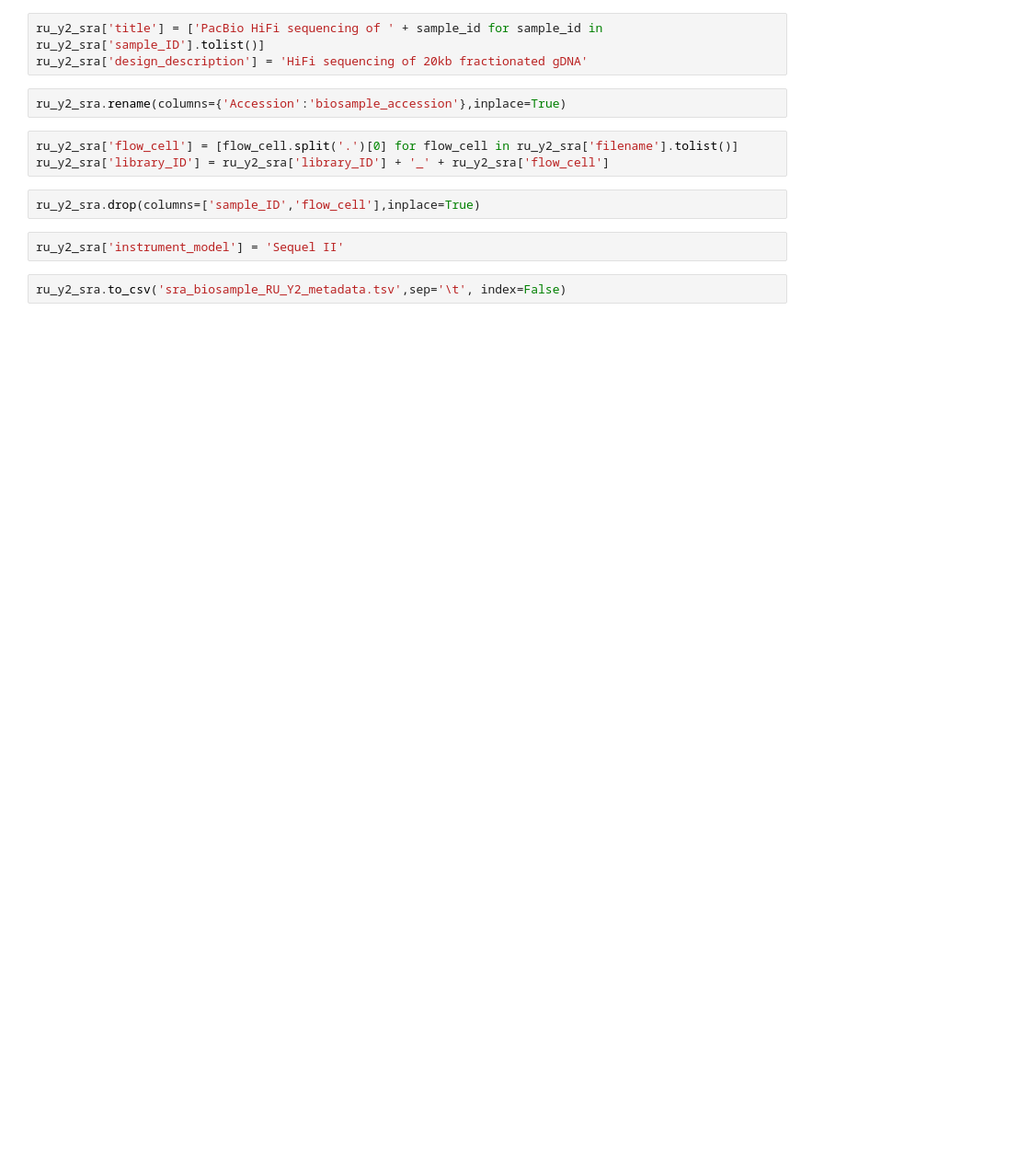
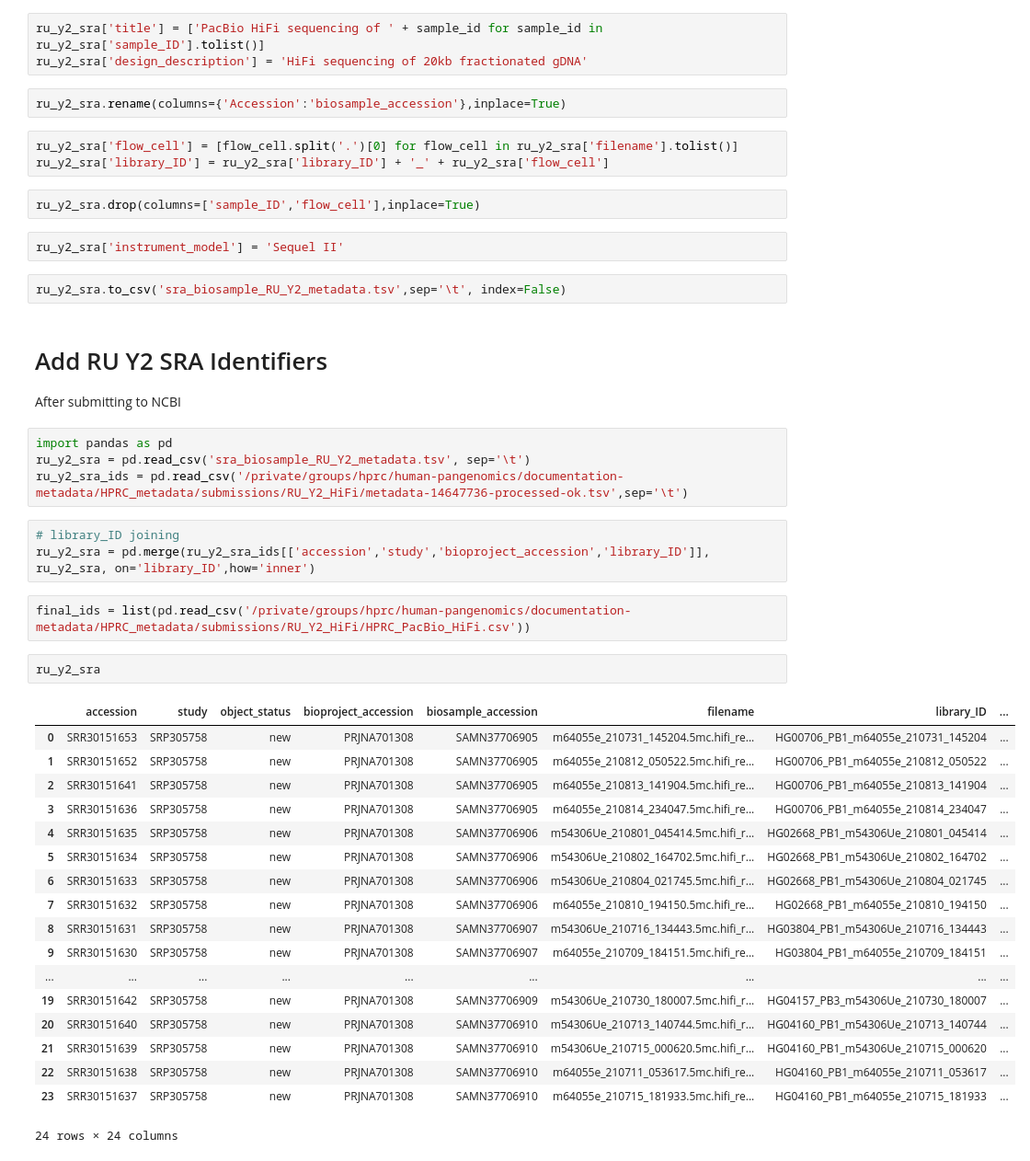
Before and after one commit to human-pangenomics/HPRC_metadata, a Jupyter notebook: submissions/RU_Y2_HiFi/6-metadata.ipynb, the cells around one changed output. Shown at 92% size. Drawn from its saved outputs; the diff is of its cells as text; blank space fills up the shorter version.

Commit message:
update with sra metadata

```diff
--- a/submissions/RU_Y2_HiFi/6-metadata.ipynb
+++ b/submissions/RU_Y2_HiFi/6-metadata.ipynb
@@ -268,3 +268,36 @@ ru_y2_sra.drop(columns=['sample_ID','flow_cell'],inplace=True)
 ru_y2_sra['instrument_model'] = 'Sequel II'
 # %%
 ru_y2_sra.to_csv('sra_biosample_RU_Y2_metadata.tsv',sep='\t', index=False)
+# %% [markdown]
+# Add RU Y2 SRA Identifiers
+After submitting to NCBI
+# %%
+import pandas as pd
+ru_y2_sra = pd.read_csv('sra_biosample_RU_Y2_metadata.tsv', sep='\t')
+ru_y2_sra_ids = pd.read_csv('/private/groups/hprc/human-pangenomics/documentation-metadata/HPRC_metadata/submissions/RU_Y2_HiFi/metadata-14647736-processed-ok.tsv',sep='\t')
+# %%
+# library_ID joining
+ru_y2_sra = pd.merge(ru_y2_sra_ids[['accession','study','bioproject_accession','library_ID']], ru_y2_sra, on='library_ID',how='inner')
+# %%
+final_ids = list(pd.read_csv('/private/groups/hprc/human-pangenomics/documentation-metadata/HPRC_metadata/submissions/RU_Y2_HiFi/HPRC_PacBio_HiFi.csv'))
+# %%
+ru_y2_sra
+# %% [output]
+|  | accession | study | object_status | bioproject_accession | biosample_accession | filename | library_ID | ... |
+| 0 | SRR30151653 | SRP305758 | new | PRJNA701308 | SAMN37706905 | m64055e_210731_145204.5mc.hifi_re... | HG00706_PB1_m64055e_210731_145204 | ... |
+| 1 | SRR30151652 | SRP305758 | new | PRJNA701308 | SAMN37706905 | m64055e_210812_050522.5mc.hifi_re... | HG00706_PB1_m64055e_210812_050522 | ... |
+| 2 | SRR30151641 | SRP305758 | new | PRJNA701308 | SAMN37706905 | m64055e_210813_141904.5mc.hifi_re... | HG00706_PB1_m64055e_210813_141904 | ... |
+| 3 | SRR30151636 | SRP305758 | new | PRJNA701308 | SAMN37706905 | m64055e_210814_234047.5mc.hifi_re... | HG00706_PB1_m64055e_210814_234047 | ... |
+| 4 | SRR30151635 | SRP305758 | new | PRJNA701308 | SAMN37706906 | m54306Ue_210801_045414.5mc.hifi_r... | HG02668_PB1_m54306Ue_210801_045414 | ... |
+| 5 | SRR30151634 | SRP305758 | new | PRJNA701308 | SAMN37706906 | m54306Ue_210802_164702.5mc.hifi_r... | HG02668_PB1_m54306Ue_210802_164702 | ... |
+| 6 | SRR30151633 | SRP305758 | new | PRJNA701308 | SAMN37706906 | m54306Ue_210804_021745.5mc.hifi_r... | HG02668_PB1_m54306Ue_210804_021745 | ... |
+| 7 | SRR30151632 | SRP305758 | new | PRJNA701308 | SAMN37706906 | m64055e_210810_194150.5mc.hifi_re... | HG02668_PB1_m64055e_210810_194150 | ... |
+| 8 | SRR30151631 | SRP305758 | new | PRJNA701308 | SAMN37706907 | m54306Ue_210716_134443.5mc.hifi_r... | HG03804_PB1_m54306Ue_210716_134443 | ... |
+| 9 | SRR30151630 | SRP305758 | new | PRJNA701308 | SAMN37706907 | m64055e_210709_184151.5mc.hifi_re... | HG03804_PB1_m64055e_210709_184151 | ... |
+| ... | ... | ... | ... | ... | ... | ... | ... | ... |
+| 19 | SRR30151642 | SRP305758 | new | PRJNA701308 | SAMN37706909 | m54306Ue_210730_180007.5mc.hifi_r... | HG04157_PB3_m54306Ue_210730_180007 | ... |
+| 20 | SRR30151640 | SRP305758 | new | PRJNA701308 | SAMN37706910 | m54306Ue_210713_140744.5mc.hifi_r... | HG04160_PB1_m54306Ue_210713_140744 | ... |
+| 21 | SRR30151639 | SRP305758 | new | PRJNA701308 | SAMN37706910 | m54306Ue_210715_000620.5mc.hifi_r... | HG04160_PB1_m54306Ue_210715_000620 | ... |
+| 22 | SRR30151638 | SRP305758 | new | PRJNA701308 | SAMN37706910 | m64055e_210711_053617.5mc.hifi_re... | HG04160_PB1_m64055e_210711_053617 | ... |
+| 23 | SRR30151637 | SRP305758 | new | PRJNA701308 | SAMN37706910 | m64055e_210715_181933.5mc.hifi_re... | HG04160_PB1_m64055e_210715_181933 | ... |
+24 rows × 24 columns
```
Also changed, not shown: 2 other files.
